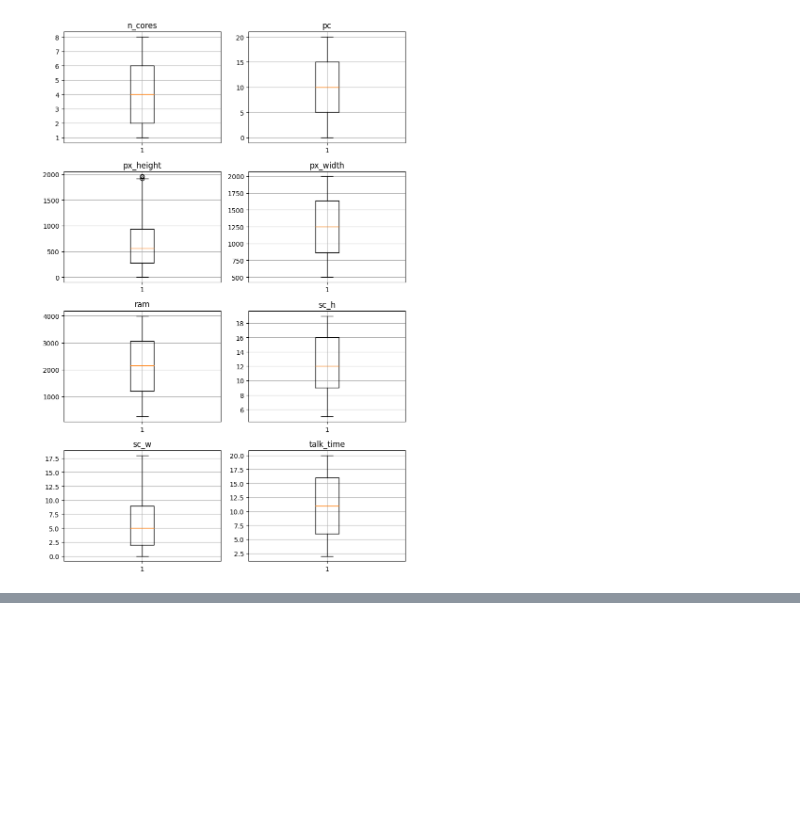
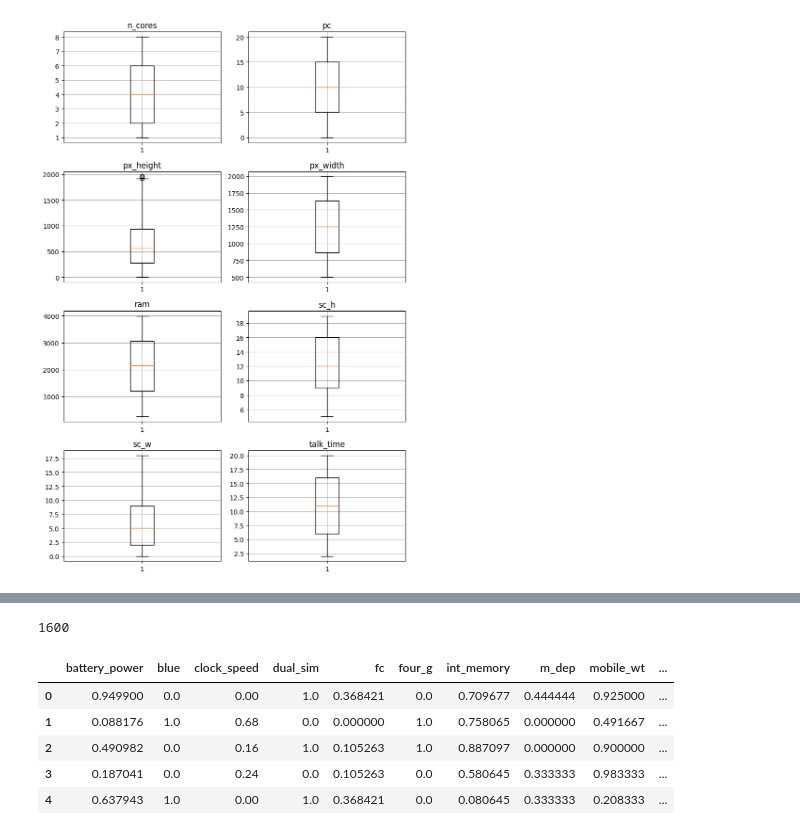
Before and after one commit to DimaOshchepkov/MetricMethodClassification, a Jupyter notebook: Анализ телефонов.ipynb, the cells around one changed output, grey strips where cells are left out. Saved outputs shown, nothing was run; the diff lists cells and outputs as text; code cells hidden in the pictures; blank space fills up the shorter version.

```diff
--- a/Анализ телефонов.ipynb
+++ b/Анализ телефонов.ipynb
@@ -123,0 +221,19 @@ draw_box_plot(t.iloc[:, 8:])
+# %%
+from sklearn import preprocessing
+
+scaler = preprocessing.MinMaxScaler()
+
+names = X_train.columns
+d = scaler.fit_transform(X_train)
+
+X_train = pd.DataFrame(d, columns=names)
+print(len(X_train))
+X_train.head()
+# %% [output]
+1600
+|  | battery_power | blue | clock_speed | dual_sim | fc | four_g | int_memory | m_dep | mobile_wt | ... |
+| 0 | 0.949900 | 0.0 | 0.00 | 1.0 | 0.368421 | 0.0 | 0.709677 | 0.444444 | 0.925000 | ... |
+| 1 | 0.088176 | 1.0 | 0.68 | 0.0 | 0.000000 | 1.0 | 0.758065 | 0.000000 | 0.491667 | ... |
+| 2 | 0.490982 | 0.0 | 0.16 | 1.0 | 0.105263 | 1.0 | 0.887097 | 0.000000 | 0.900000 | ... |
+| 3 | 0.187041 | 0.0 | 0.24 | 0.0 | 0.105263 | 0.0 | 0.580645 | 0.333333 | 0.983333 | ... |
+| 4 | 0.637943 | 1.0 | 0.00 | 1.0 | 0.368421 | 0.0 | 0.080645 | 0.333333 | 0.208333 | ... |
```
Also changed, not shown: parts of 13 cells of this notebook, 1 other file.
